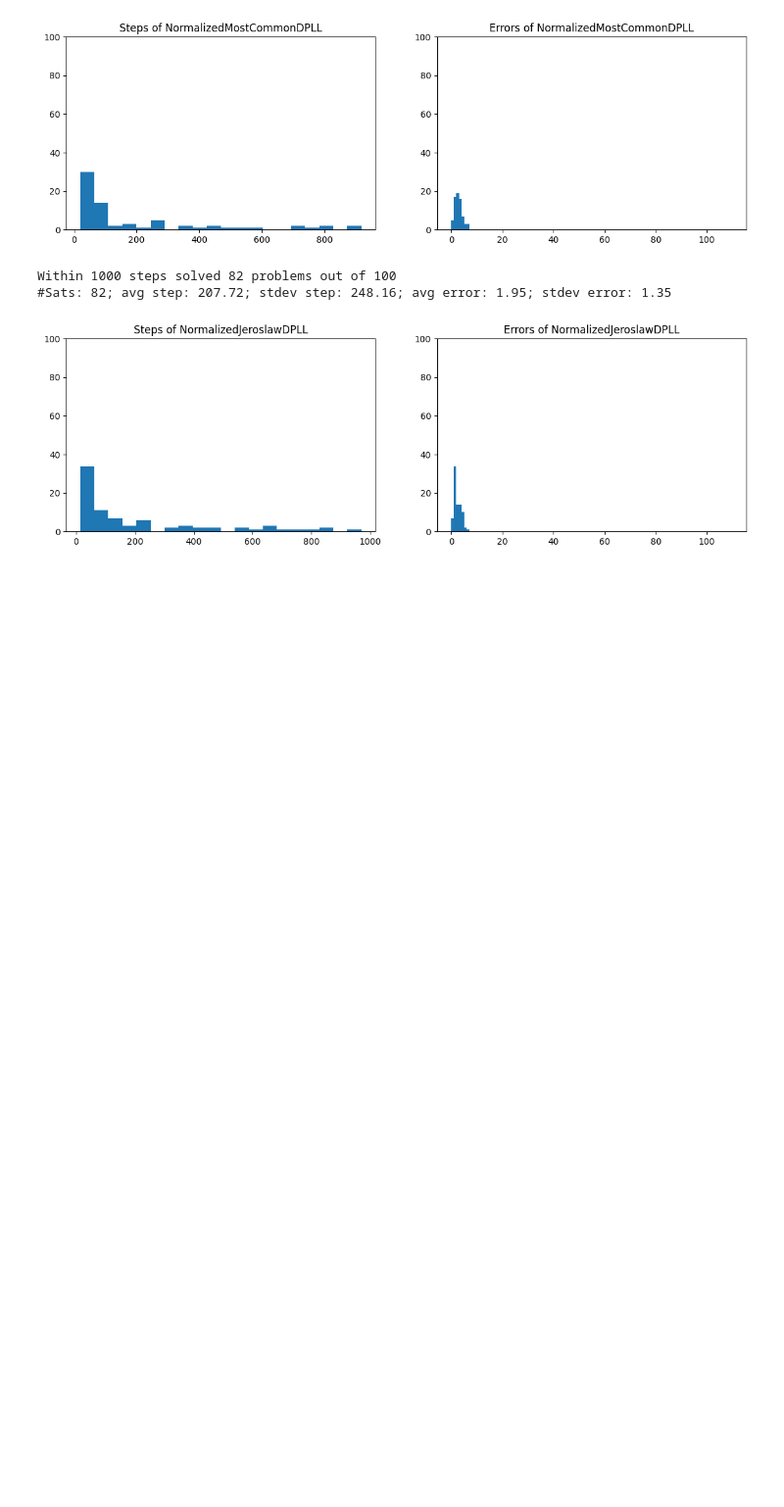
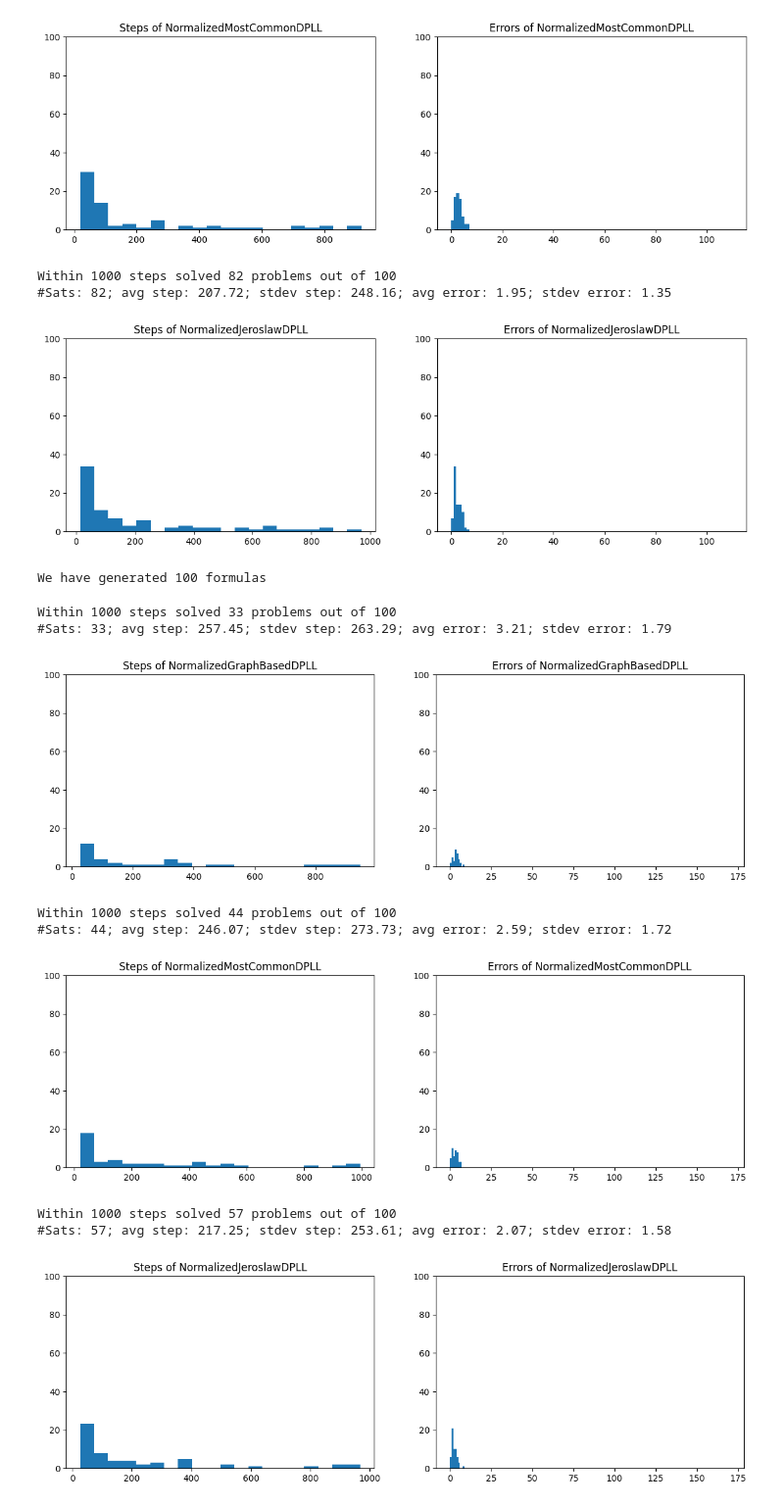
Before and after one commit to cmartigonz/neurosat_sls, a Jupyter notebook: notebooks/exp_4/dpll_1000_steps_kcnf_100.ipynb, the cells around one changed output. Shown: that part at 98% size. Saved outputs shown, nothing was run; the diff lists cells and outputs as text; code cells hidden in the pictures; blank space fills up the shorter version.

```diff
--- a/notebooks/exp_4/dpll_1000_steps_kcnf_100.ipynb
+++ b/notebooks/exp_4/dpll_1000_steps_kcnf_100.ipynb
@@ -298,3 +298,16 @@ Within 1000 steps solved 70 problems out of 100
 Within 1000 steps solved 82 problems out of 100
 #Sats: 82; avg step: 207.72; stdev step: 248.16; avg error: 1.95; stdev error: 1.35
 [figure]
+# %%
+print_all(100, 170, 680, light=True)
+# %% [output]
+We have generated 100 formulas
+Within 1000 steps solved 33 problems out of 100
+#Sats: 33; avg step: 257.45; stdev step: 263.29; avg error: 3.21; stdev error: 1.79
+[figure, added]
+Within 1000 steps solved 44 problems out of 100
+#Sats: 44; avg step: 246.07; stdev step: 273.73; avg error: 2.59; stdev error: 1.72
+[figure, added]
+Within 1000 steps solved 57 problems out of 100
+#Sats: 57; avg step: 217.25; stdev step: 253.61; avg error: 2.07; stdev error: 1.58
+[figure, added]
```
Also changed, not shown: parts of 2 cells of this notebook, 1 other file.
